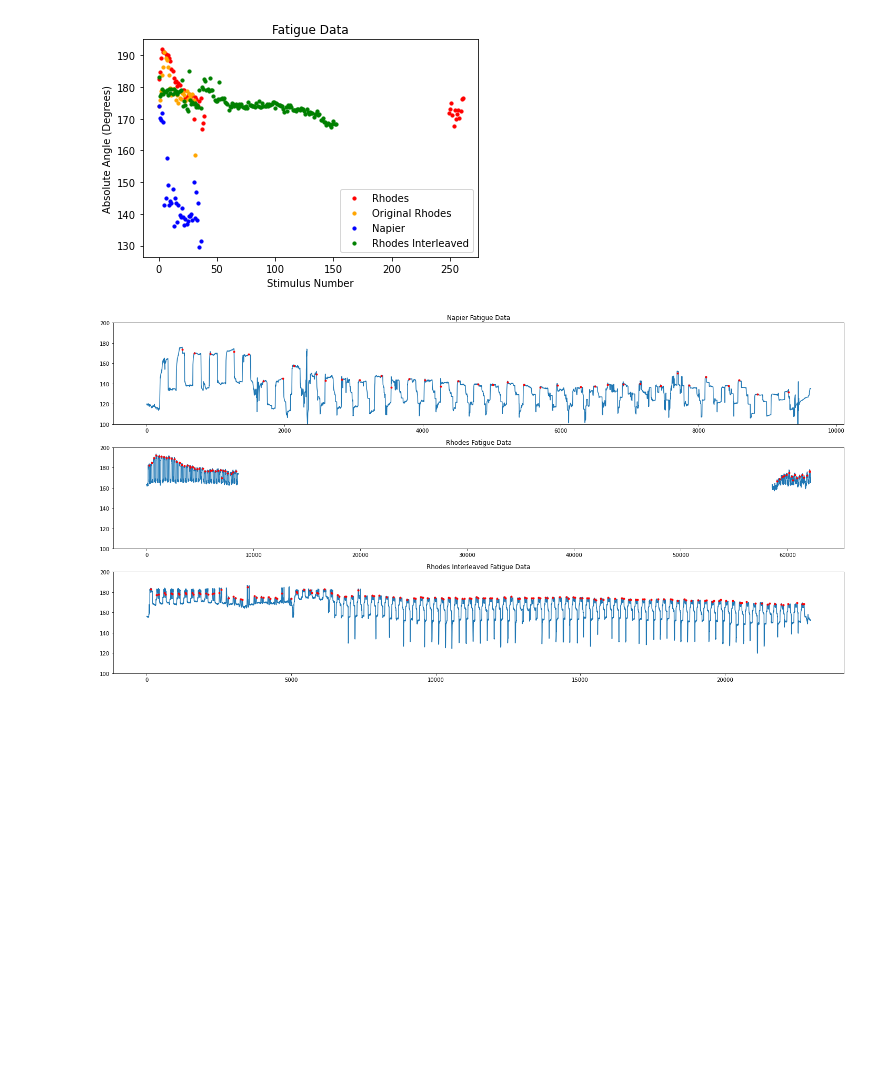
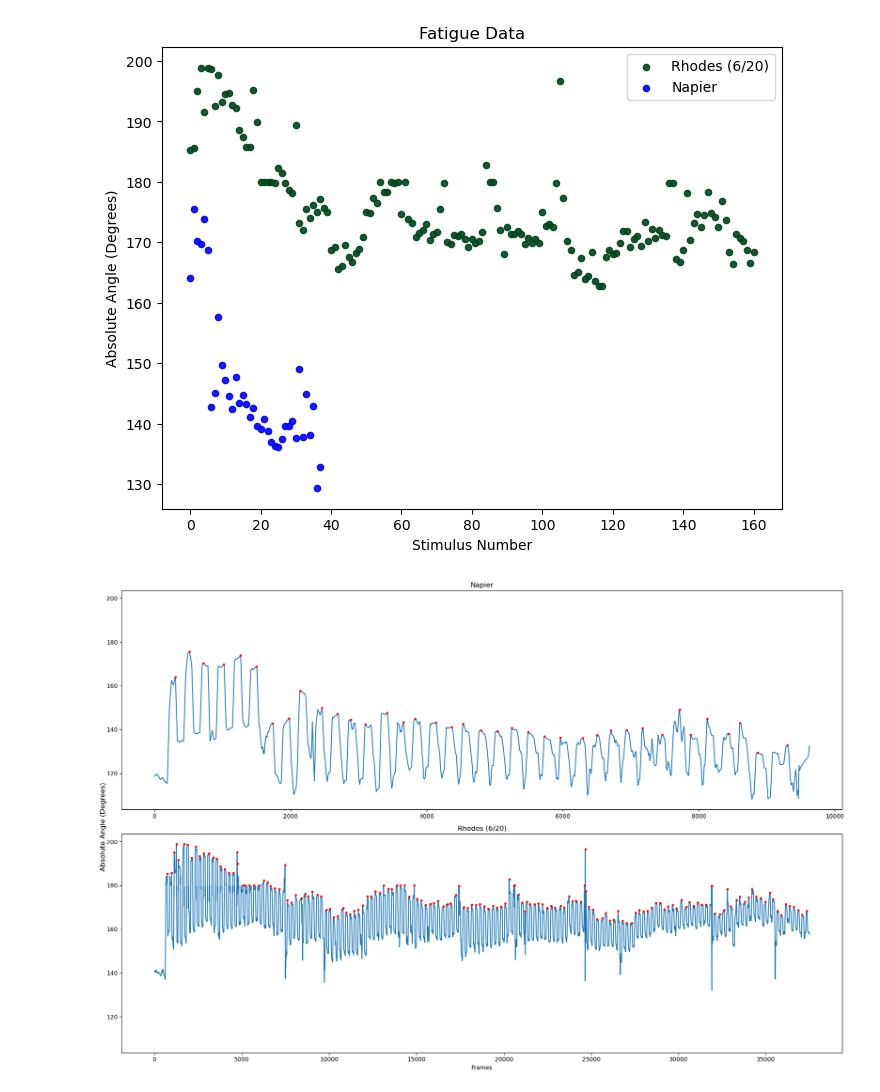
Before and after one commit to draeloslab/stim_behavior, a Jupyter notebook: notebooks/newFatigueFig.ipynb, the cells around one changed output. Cells and saved outputs as stored; diff of their text form; code cells hidden in the pictures; blank space fills up the shorter version.

Commit message:
just more figure cleaning up

```diff
--- a/notebooks/newFatigueFig.ipynb
+++ b/notebooks/newFatigueFig.ipynb
@@ -263,46 +352,60 @@ rhodesinterleaved.plotAll(window = 50, height=130, prominence=4, width=20, dista
 # %%
-rhodes.getAngleChange(5,start_shift=13, indices_shift=209)
-napier.getAngleChange(5)
-rhodesinterleaved.getAngleChange(5)
-rhodesextra.getAngleChange(5)
-rhodes2.getAngleChange(5)
+# rhodes2.getAngleChange(20,start_shift=13, indices_shift=209)
+napier.getAngleChange(20)
+# rhodesinterleaved.getAngleChange(20)
+rhodes.getAngleChange(20)
+# rhodes3.getAngleChange(20)
 
 # shift = len(rhodesextra.angleChanges)
 
-plt.figure()
-plt.scatter(rhodes.filtered_indices, rhodes.angleChanges, label='Rhodes', color='r', s=10)
-plt.scatter(rhodes2.filtered_indices, rhodes2.angleChanges, label='Original Rhodes', color='orange', s=10)
-# plt.scatter(np.arange(len(rhodesextra.angleChanges))+209, rhodesextra.angleChanges, color='r')
-plt.scatter(napier.filtered_indices, napier.angleChanges, label='Napier', color='b', s=10)
-plt.scatter(rhodesinterleaved.filtered_indices, rhodesinterleaved.angleChanges, label='Rhodes Interleaved', color='g', s=10)
+plt.figure(figsize=(8,6))
+plt.scatter(rhodes.filtered_indices, rhodes.angleChanges, label=rhodes.name, color='#00441b', s=20, alpha=0.9)
+# plt.scatter(rhodes2.filtered_indices, rhodes2.angleChanges, label=rhodes2.name, color='#41ae76', s=20, alpha =0.9)
+# plt.scatter(rhodes3.filtered_indices, rhodes3.angleChanges, label=rhodes3.name, color='#006d2c', s=20, alpha=0.9)
+plt.scatter(napier.filtered_indices, napier.angleChanges, label=napier.name, color='b', s=20, alpha=0.9)
+# plt.scatter(rhodesinterleaved.filtered_indices, rhodesinterleaved.angleChanges, label=rhodesinterleaved.name, color='#ec7014', s=20, alpha=0.9)
 plt.xlabel("Stimulus Number")
 plt.ylabel("Absolute Angle (Degrees)")
 plt.title(f'Fatigue Data')
 plt.legend()
 
-fig, axs = plt.subplots(3, 1, figsize=(20, 10), sharey=True, )  # Add sharex=True
-plt.ylim(100, 200)
+fig, axs = plt.subplots(2, 1, figsize=(18, 12), sharey=True)
 
 # Plot for napier
 axs[0].plot(napier.data[700:])
 axs[0].plot(napier.peaks-700, napier.angleChanges, ".r", label='Peaks')
-axs[0].set_title('Napier Fatigue Data')
+axs[0].set_title(napier.name)
 
 # Plot for rhodes
 axs[1].plot(rhodes.data)
 axs[1].plot(rhodes.peaks, rhodes.angleChanges, ".r", label='Peaks')
-axs[1].set_title('Rhodes Fatigue Data')
+axs[1].set_title(rhodes.name)
 
-# Plot for rhodesinterleaved
-axs[2].plot(rhodesinterleaved.data)
-axs[2].plot(rhodesinterleaved.peaks, rhodesinterleaved.angleChanges, ".r", label='Peaks')
-axs[2].set_title('Rhodes Interleaved Fatigue Data')
+# # Plot for rhodesinterleaved
+# axs[1].plot(rhodesinterleaved.data)
+# axs[1].plot(rhodesinterleaved.peaks, rhodesinterleaved.angleChanges, ".r", label='Peaks')
+# axs[1].set_title(rhodesinterleaved.name)
+
+# # Plot for rhodes2
+# axs[3].plot(rhodes2.data)
+# axs[3].plot(rhodes2.peaks, rhodes2.angleChanges, ".r", label='Peaks')
+# axs[3].set_title(rhodes2.name)
+
+# # Plot for rhodes3
+# axs[4].plot(rhodes3.data[:-5000])
+# axs[4].plot(rhodes3.peaks, rhodes3.angleChanges, ".r", label='Peaks')
+# axs[4].set_title(rhodes3.name)
+
+plt.xlabel("Frames")
+
+# Add centered ylabel
+fig.text(0, 0.5, "Absolute Angle (Degrees)", va='center', rotation='vertical', fontsize=12)
 
 plt.tight_layout()
 plt.show()
 # %% [output]
-[figure, old version]
+[figure, new version]
-[figure, old version]
+[figure, new version]
 # %%
 
 # rhodes.filtered_means = np.concatenate((rhodes.filtered_means, rhodes2.filtered_means))
```
Also changed, not shown: parts of 9 cells of this notebook.
